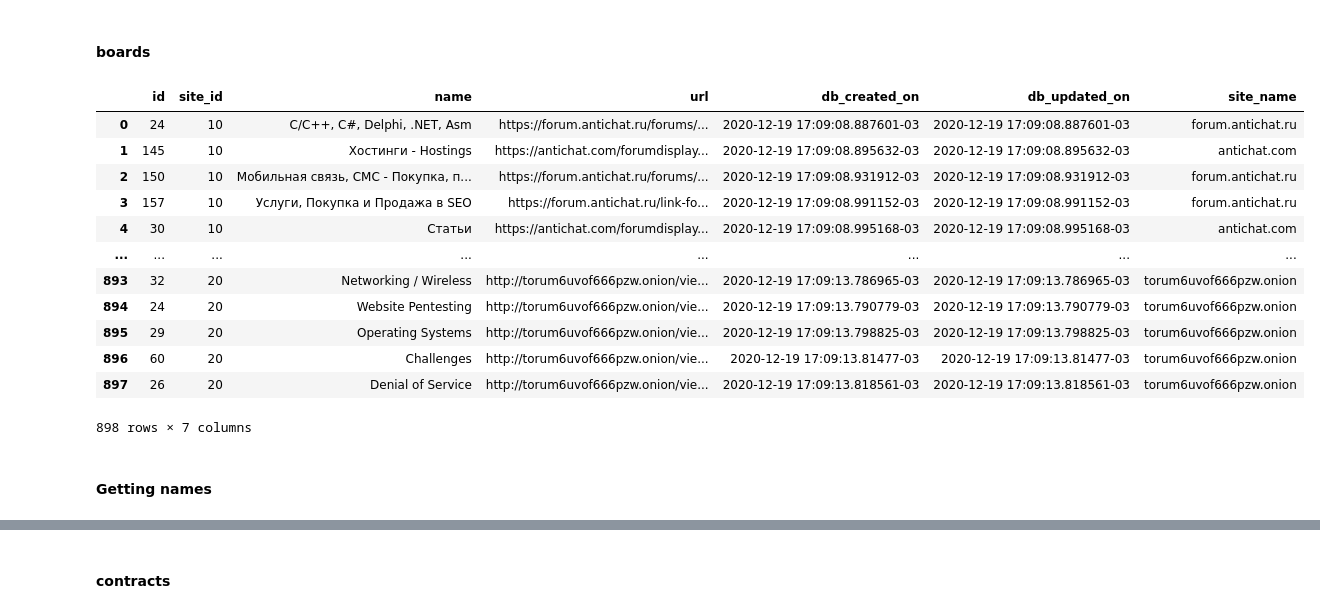
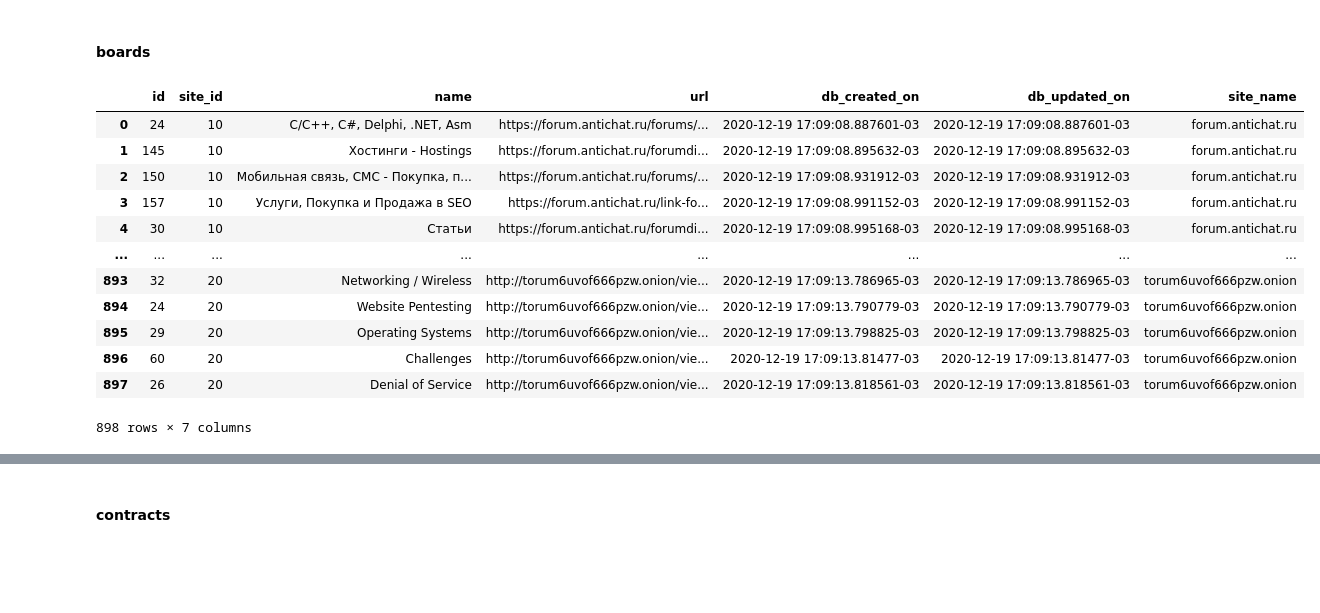
Before and after one commit to fmorenovr/crimepy, a Jupyter notebook: notebooks/3_DB_Exploration.ipynb, the cells around one changed output, grey strips where cells are left out. Cells and saved outputs as stored; diff of their text form; code cells hidden in the pictures; blank space fills up the shorter version.

```diff
--- a/notebooks/3_DB_Exploration.ipynb
+++ b/notebooks/3_DB_Exploration.ipynb
@@ -86,16 +75,17 @@ site_users_df
 #### boards
 # %%
 boards_df = pd.read_csv(f"{CSV_PATH}boards.csv", sep=",", low_memory=False)
+boards_df["url"] = boards_df["url"].apply(lambda x: x.replace("antichat.com", "forum.antichat.ru"))
 boards_df["site_name"] = boards_df["url"].apply(lambda x: (x.replace("https://", "")).split("/")[0] if "https" in x else (x.replace("http://", "")).split("/")[0] )
 boards_df.drop_duplicates(inplace=True)
 boards_df
 # %% [output]
 |  | id | site_id | name | url | db_created_on | db_updated_on | site_name |
 | 0 | 24 | 10 | С/С++, C#, Delphi, .NET, Asm | https://forum.antichat.ru/forums/... | 2020-12-19 17:09:08.887601-03 | 2020-12-19 17:09:08.887601-03 | forum.antichat.ru |
-| 1 | 145 | 10 | Хостинги - Hostings | https://antichat.com/forumdisplay... | 2020-12-19 17:09:08.895632-03 | 2020-12-19 17:09:08.895632-03 | antichat.com |
+| 1 | 145 | 10 | Хостинги - Hostings | https://forum.antichat.ru/forumdi... | 2020-12-19 17:09:08.895632-03 | 2020-12-19 17:09:08.895632-03 | forum.antichat.ru |
 | 2 | 150 | 10 | Мобильная связь, СМС - Покупка, п... | https://forum.antichat.ru/forums/... | 2020-12-19 17:09:08.931912-03 | 2020-12-19 17:09:08.931912-03 | forum.antichat.ru |
 | 3 | 157 | 10 | Услуги, Покупка и Продажа в SEO | https://forum.antichat.ru/link-fo... | 2020-12-19 17:09:08.991152-03 | 2020-12-19 17:09:08.991152-03 | forum.antichat.ru |
-| 4 | 30 | 10 | Статьи | https://antichat.com/forumdisplay... | 2020-12-19 17:09:08.995168-03 | 2020-12-19 17:09:08.995168-03 | antichat.com |
+| 4 | 30 | 10 | Статьи | https://forum.antichat.ru/forumdi... | 2020-12-19 17:09:08.995168-03 | 2020-12-19 17:09:08.995168-03 | forum.antichat.ru |
 | ... | ... | ... | ... | ... | ... | ... | ... |
 | 893 | 32 | 20 | Networking / Wireless | http://torum6uvof666pzw.onion/vie... | 2020-12-19 17:09:13.786965-03 | 2020-12-19 17:09:13.786965-03 | torum6uvof666pzw.onion |
 | 894 | 24 | 20 | Website Pentesting | http://torum6uvof666pzw.onion/vie... | 2020-12-19 17:09:13.790779-03 | 2020-12-19 17:09:13.790779-03 | torum6uvof666pzw.onion |
@@ -103,5 +93,3 @@ boards_df
 | 896 | 60 | 20 | Challenges | http://torum6uvof666pzw.onion/vie... | 2020-12-19 17:09:13.81477-03 | 2020-12-19 17:09:13.81477-03 | torum6uvof666pzw.onion |
 | 897 | 26 | 20 | Denial of Service | http://torum6uvof666pzw.onion/vie... | 2020-12-19 17:09:13.818561-03 | 2020-12-19 17:09:13.818561-03 | torum6uvof666pzw.onion |
 898 rows × 7 columns
-# %% [markdown]
-#### Getting names
```
Also changed, not shown: parts of 38 cells of this notebook.
